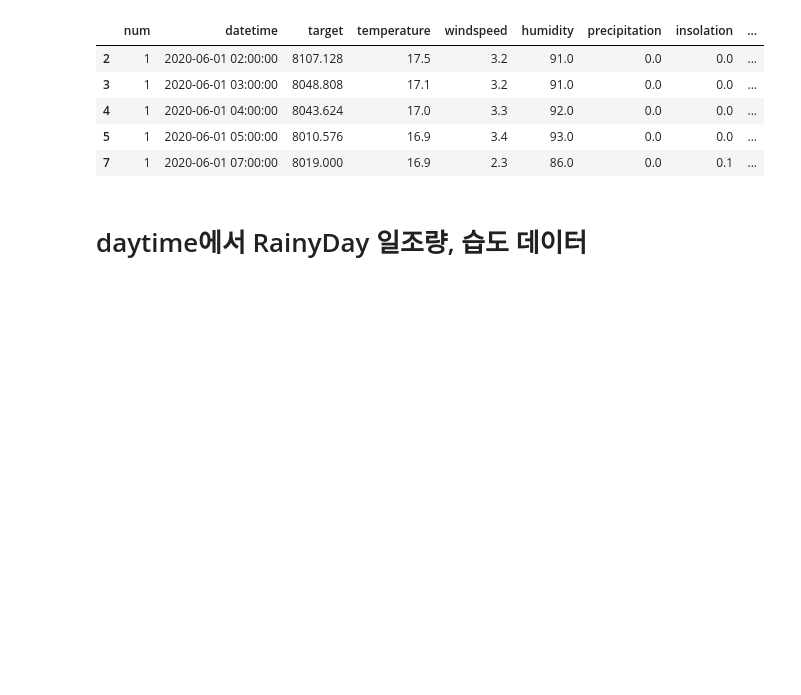
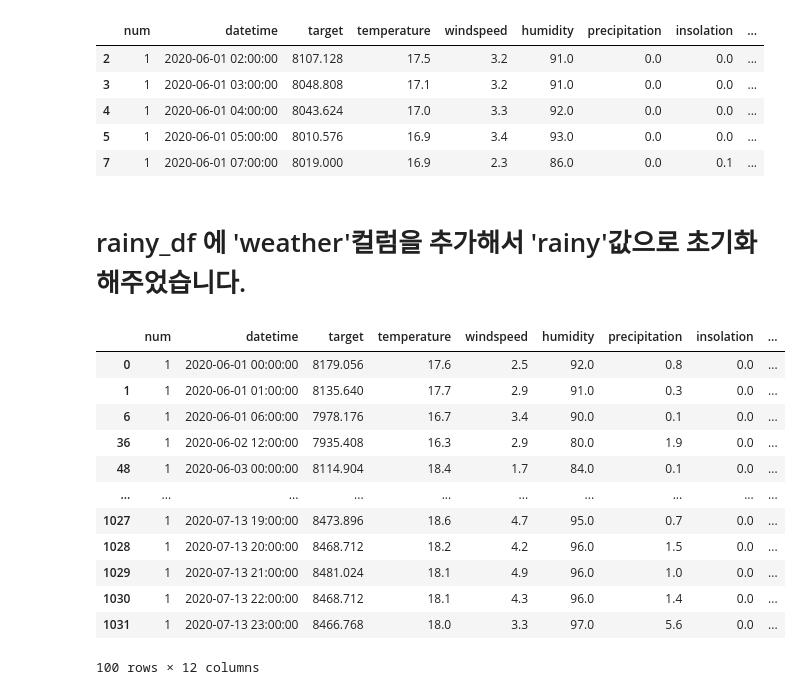
Before and after one commit to top-warrior/electronic, a Jupyter notebook: Hwi Hwi Hwi.ipynb, the cells around one changed output. Cells and saved outputs as stored; diff of their text form; code cells hidden in the pictures; blank space fills up the shorter version.

```diff
--- a/Hwi Hwi Hwi.ipynb
+++ b/Hwi Hwi Hwi.ipynb
@@ -98,4 +98,22 @@ not_rainy_df.head()
 | 5 | 1 | 2020-06-01 05:00:00 | 8010.576 | 16.9 | 3.4 | 93.0 | 0.0 | 0.0 | ... |
 | 7 | 1 | 2020-06-01 07:00:00 | 8019.000 | 16.9 | 2.3 | 86.0 | 0.0 | 0.1 | ... |
 # %% [markdown]
-# daytime에서 RainyDay 일조량, 습도 데이터
+# rainy_df 에 'weather'컬럼을 추가해서 'rainy'값으로 초기화 해주었습니다.
+# %%
+rainy_df['weather'] = 'rainy'
+# %%
+rainy_df.head(100)
+# %% [output]
+|  | num | datetime | target | temperature | windspeed | humidity | precipitation | insolation | ... |
+| 0 | 1 | 2020-06-01 00:00:00 | 8179.056 | 17.6 | 2.5 | 92.0 | 0.8 | 0.0 | ... |
+| 1 | 1 | 2020-06-01 01:00:00 | 8135.640 | 17.7 | 2.9 | 91.0 | 0.3 | 0.0 | ... |
+| 6 | 1 | 2020-06-01 06:00:00 | 7978.176 | 16.7 | 3.4 | 90.0 | 0.1 | 0.0 | ... |
+| 36 | 1 | 2020-06-02 12:00:00 | 7935.408 | 16.3 | 2.9 | 80.0 | 1.9 | 0.0 | ... |
+| 48 | 1 | 2020-06-03 00:00:00 | 8114.904 | 18.4 | 1.7 | 84.0 | 0.1 | 0.0 | ... |
+| ... | ... | ... | ... | ... | ... | ... | ... | ... | ... |
+| 1027 | 1 | 2020-07-13 19:00:00 | 8473.896 | 18.6 | 4.7 | 95.0 | 0.7 | 0.0 | ... |
+| 1028 | 1 | 2020-07-13 20:00:00 | 8468.712 | 18.2 | 4.2 | 96.0 | 1.5 | 0.0 | ... |
+| 1029 | 1 | 2020-07-13 21:00:00 | 8481.024 | 18.1 | 4.9 | 96.0 | 1.0 | 0.0 | ... |
+| 1030 | 1 | 2020-07-13 22:00:00 | 8468.712 | 18.1 | 4.3 | 96.0 | 1.4 | 0.0 | ... |
+| 1031 | 1 | 2020-07-13 23:00:00 | 8466.768 | 18.0 | 3.3 | 97.0 | 5.6 | 0.0 | ... |
+100 rows × 12 columns
```
Also changed, not shown: parts of 18 cells of this notebook.
